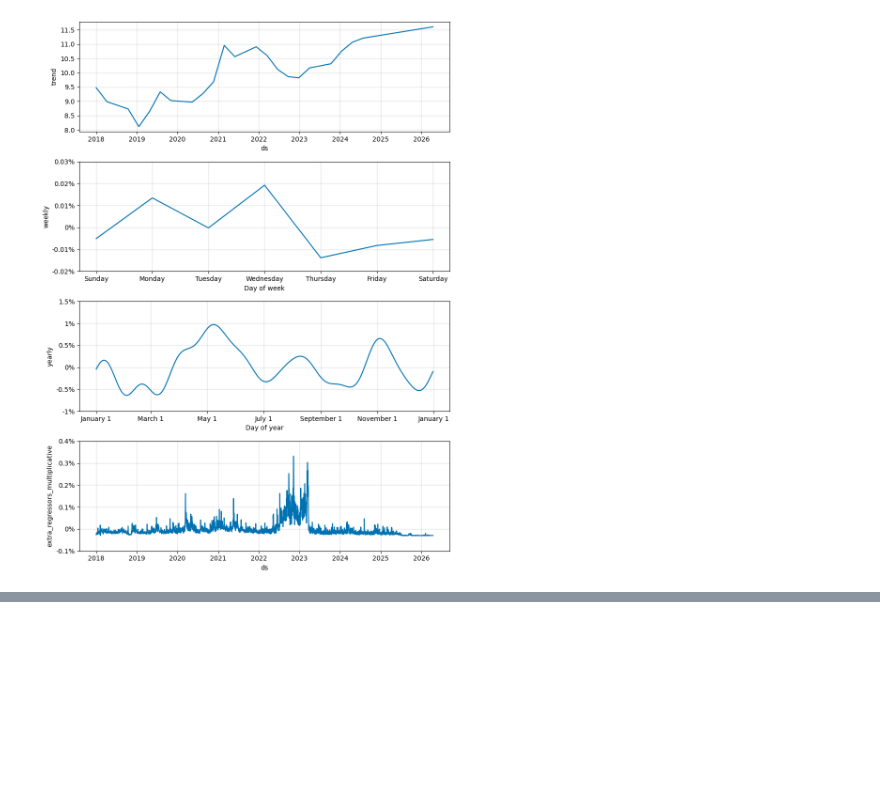
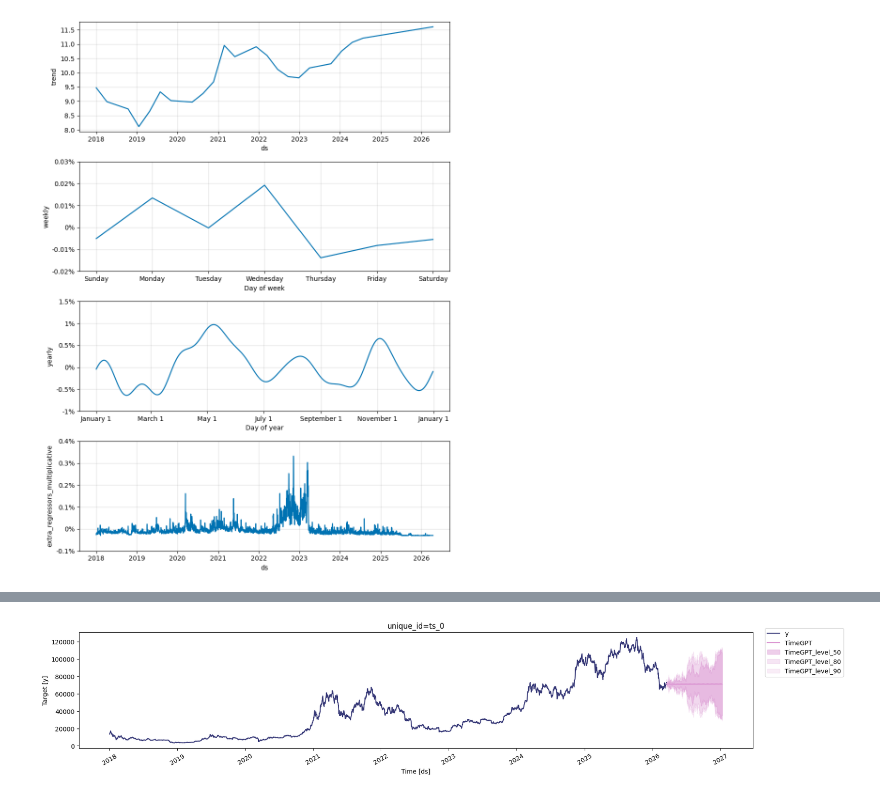
Before and after one commit to Fayad-nullPointer/BTC-Forecasting-app-, a Jupyter notebook: notebook.ipynb, the cells around one changed output, grey strips where cells are left out. Saved outputs shown, nothing was run; the diff lists cells and outputs as text; code cells hidden in the pictures; blank space fills up the shorter version.

```diff
--- a/notebook.ipynb
+++ b/notebook.ipynb
@@ -763,0 +884,14 @@ plt.show()
+# %%
+# Generate 7-day forecast with 50%, 80%, and 90% prediction intervals
+level = [50, 80, 90]
+
+fcst = nixtla_client.forecast(
+    time_series_df,
+    h=300,  # Forecast horizon: 7 days
+    level=level , # Confidence intervals for uncertainty quantification
+    target_col='y',
+    time_col='ds',
+    finetune_steps = 1
+)
+
+fcst.head()
@@ -763,0 +910,5 @@ plt.show()
+# %%
+# Plot historical data with forecast and confidence intervals
+nixtla_client.plot(time_series_df, fcst,time_col='ds',target_col='y',level=level)
+# %% [output]
+[figure, added]
```
Also changed, not shown: parts of 40 cells of this notebook.
